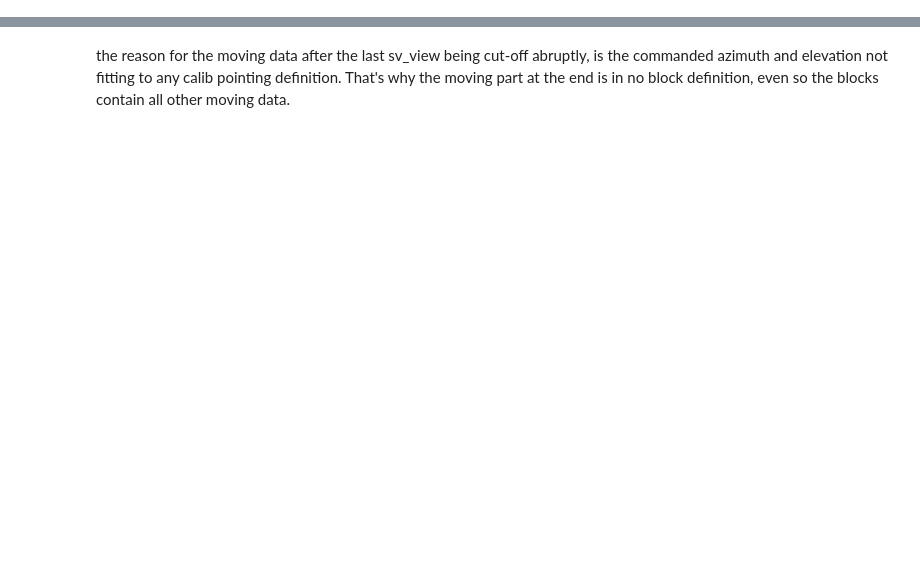
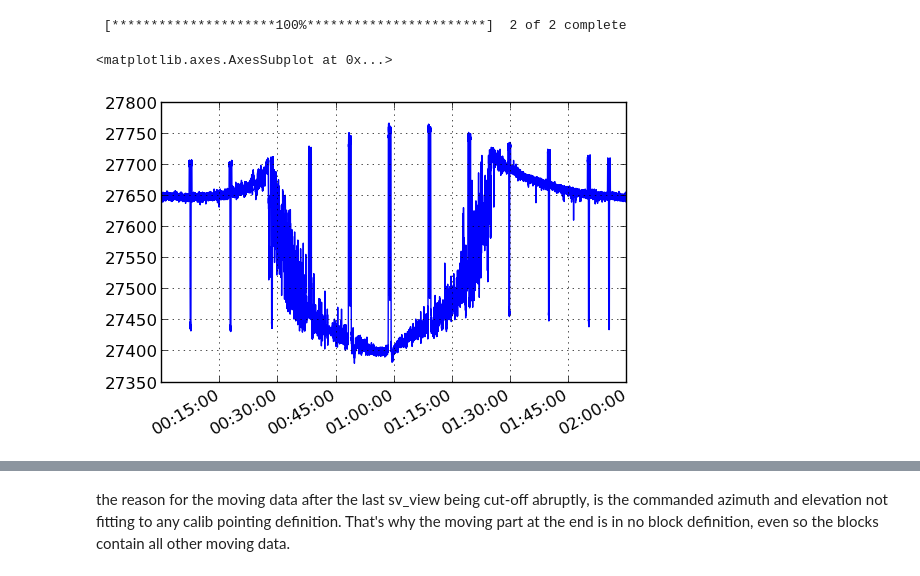
Before and after one commit to lro-diviner/divcalib, a Jupyter notebook: Diviner hourly.ipynb, the cells around one changed output, grey strips where cells are left out. Cells and saved outputs as stored; diff of their text form; code cells hidden in the pictures; blank space fills up the shorter version.

```diff
--- a/Diviner hourly.ipynb
+++ b/Diviner hourly.ipynb
@@ -22,6 +12,12 @@ for _ in range(23):
+# %%
+df = pump.get_n_hours(2)
+# %% [output]
+ [*********************100%***********************]  2 of 2 complete
 # %%
 df.b3_11.plot()
-display(gcf())
+# %% [output]
+<matplotlib.axes.AxesSubplot at 0x...>
+[figure, added]
 # %%
 df
 # %% [output]
```
Also changed, not shown: parts of 37 cells of this notebook.
